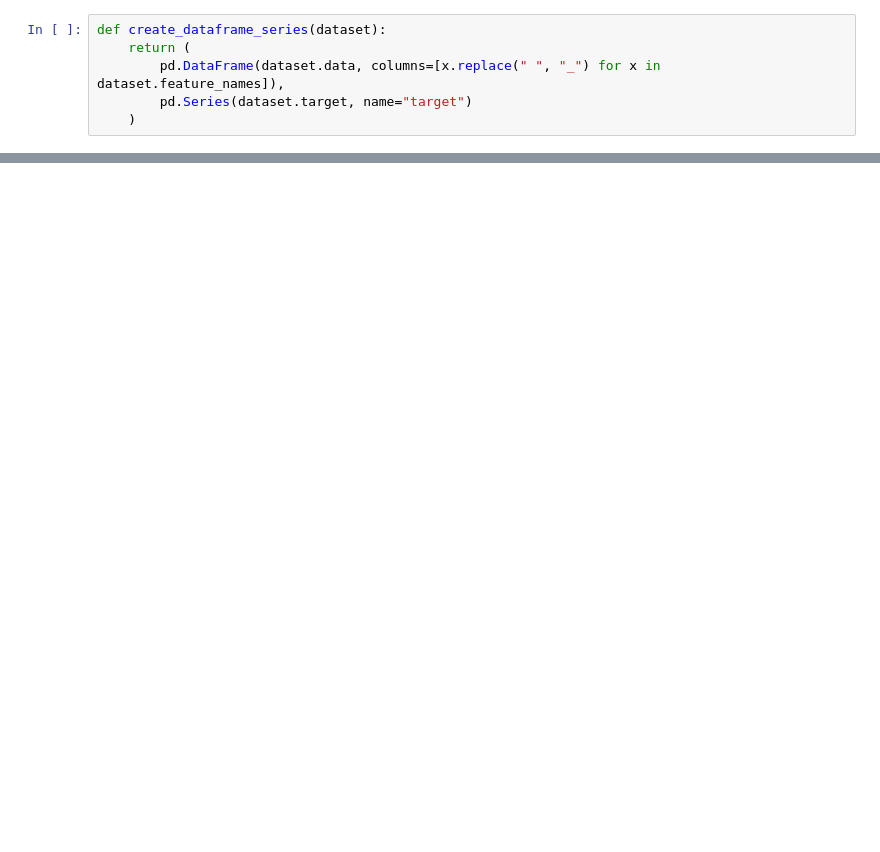
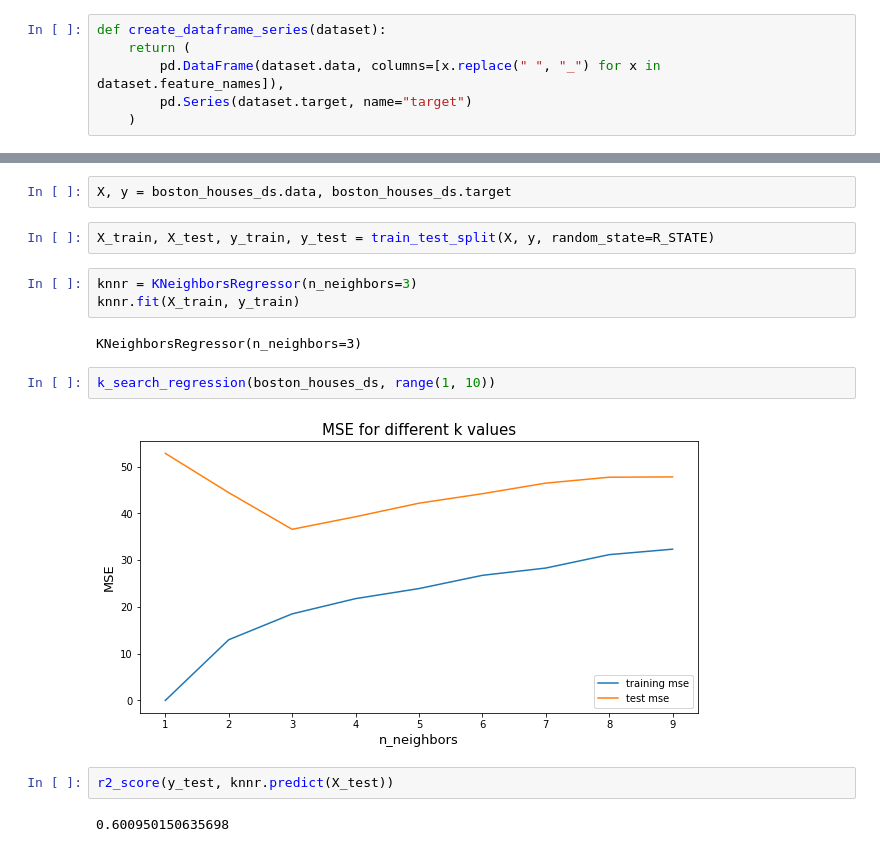
Before and after one commit to tomorrowdata/machine-learning-course-notebooks, a Jupyter notebook: solved/Hands-On 3 Supervised Live 25-11-20.ipynb, the cells around one changed output, grey strips where cells are left out. Saved outputs shown, nothing was run; the diff lists cells and outputs as text; blank space fills up the shorter version.

```diff
--- a/solved/Hands-On 3 Supervised Live 25-11-20.ipynb
+++ b/solved/Hands-On 3 Supervised Live 25-11-20.ipynb
@@ -720,3 +802,20 @@ def create_dataframe_series(dataset):
+# %%
+X, y = boston_houses_ds.data, boston_houses_ds.target
+# %%
+X_train, X_test, y_train, y_test = train_test_split(X, y, random_state=R_STATE)
+# %%
+knnr = KNeighborsRegressor(n_neighbors=3)
+knnr.fit(X_train, y_train)
+# %% [output]
+KNeighborsRegressor(n_neighbors=3)
+# %%
+k_search_regression(boston_houses_ds, range(1, 10))
+# %% [output]
+[figure, added]
+# %%
+r2_score(y_test, knnr.predict(X_test))
+# %% [output]
+0.600950150635698
 # %% [markdown]
 <div class="alert alert-danger" role="alert">
 
```
Also changed, not shown: parts of 41 cells of this notebook, 1 other file.
